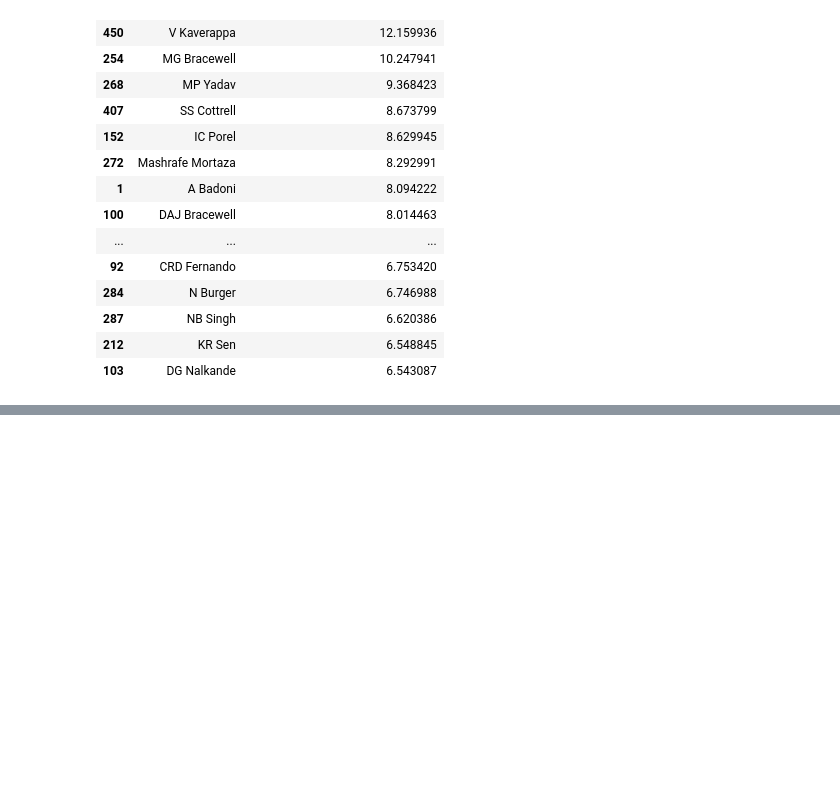
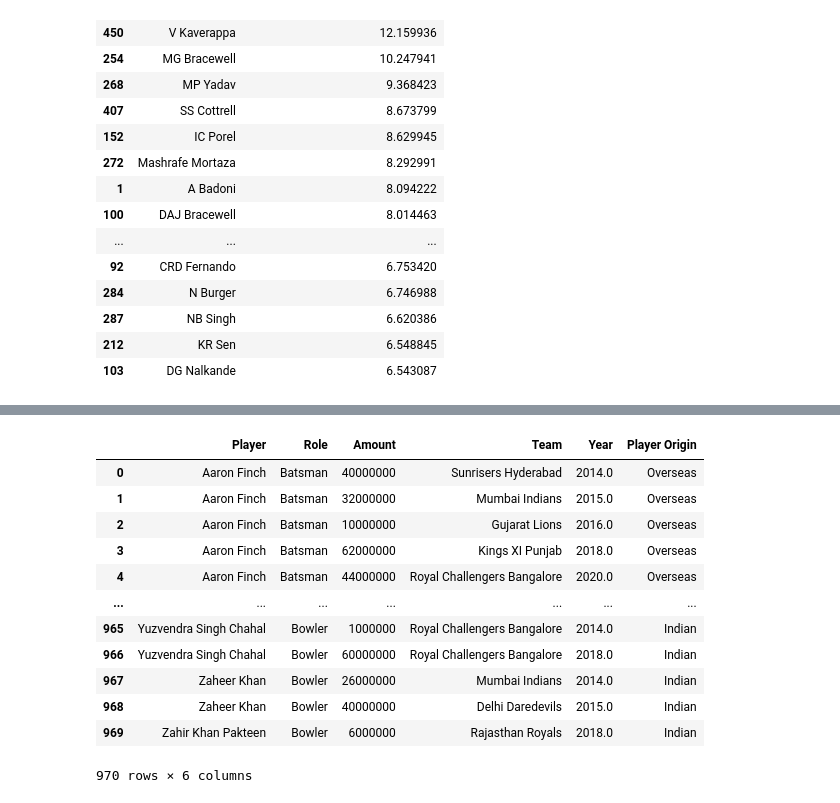
Before and after one commit to DyuthiVivek/IPL-auction-optimization-model, a Jupyter notebook: player_performance.ipynb, the cells around one changed output, grey strips where cells are left out. Drawn from its saved outputs; the diff is of its cells as text; code cells hidden in the pictures; blank space fills up the shorter version.

```diff
--- a/player_performance.ipynb
+++ b/player_performance.ipynb
@@ -564,0 +789,18 @@ avg_pi_bowler.to_csv('bowler_performance_index.csv')
+# %%
+auction_data = pd.read_csv('IPLPlayerAuctionData.csv')
+# %%
+auction_data
+# %% [output]
+|  | Player | Role | Amount | Team | Year | Player Origin |
+| 0 | Aaron Finch | Batsman | 40000000 | Sunrisers Hyderabad | 2014.0 | Overseas |
+| 1 | Aaron Finch | Batsman | 32000000 | Mumbai Indians | 2015.0 | Overseas |
+| 2 | Aaron Finch | Batsman | 10000000 | Gujarat Lions | 2016.0 | Overseas |
+| 3 | Aaron Finch | Batsman | 62000000 | Kings XI Punjab | 2018.0 | Overseas |
+| 4 | Aaron Finch | Batsman | 44000000 | Royal Challengers Bangalore | 2020.0 | Overseas |
+| ... | ... | ... | ... | ... | ... | ... |
+| 965 | Yuzvendra Singh Chahal | Bowler | 1000000 | Royal Challengers Bangalore | 2014.0 | Indian |
+| 966 | Yuzvendra Singh Chahal | Bowler | 60000000 | Royal Challengers Bangalore | 2018.0 | Indian |
+| 967 | Zaheer Khan | Bowler | 26000000 | Mumbai Indians | 2014.0 | Indian |
+| 968 | Zaheer Khan | Bowler | 40000000 | Delhi Daredevils | 2015.0 | Indian |
+| 969 | Zahir Khan Pakteen | Bowler | 6000000 | Rajasthan Royals | 2018.0 | Indian |
+970 rows × 6 columns
```
Also changed, not shown: parts of 40 cells of this notebook, 6 other files.
